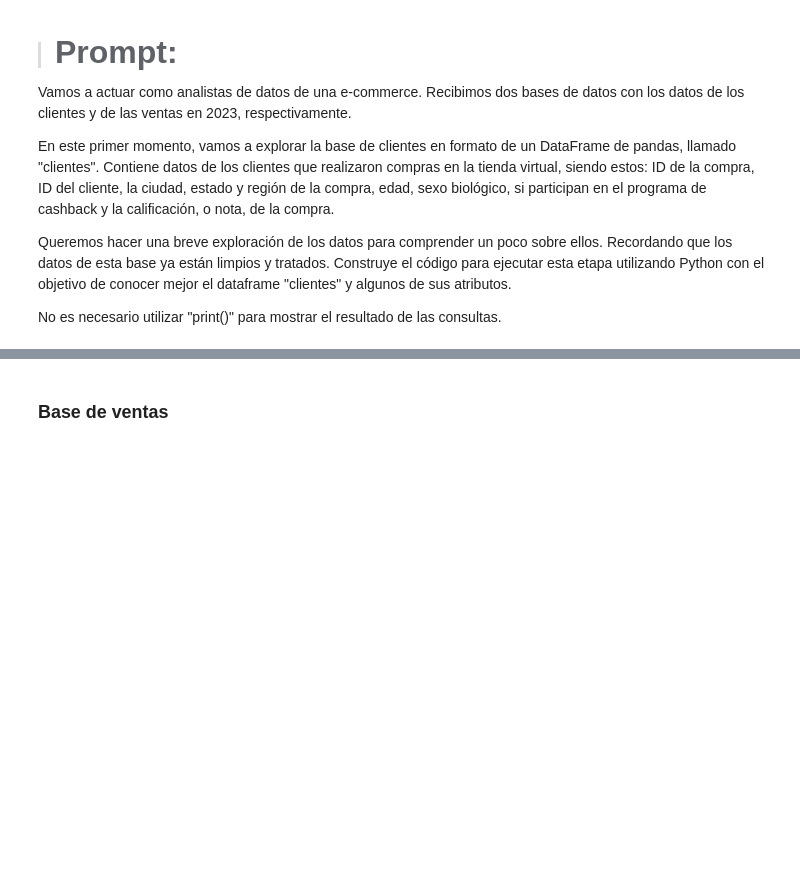
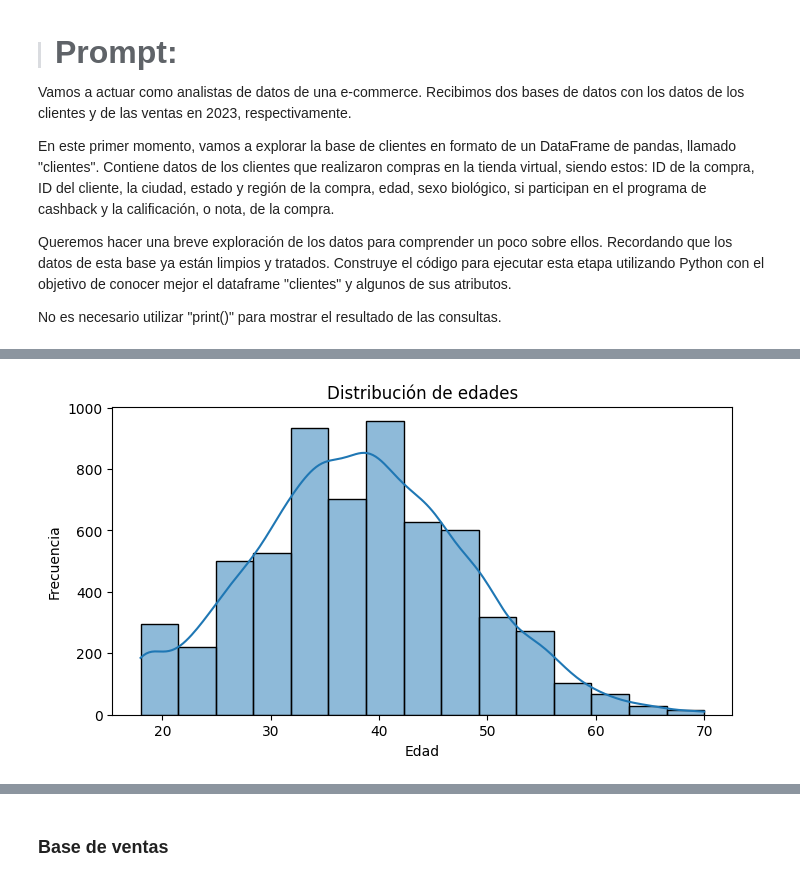
Before and after one commit to Carlos-Alberto-Antonio-G-Fuentes/ia_aplicada_a_datascience, a Jupyter notebook: ia_aplicada_a_ciencia_de_datos.ipynb, the cells around one changed output, grey strips where cells are left out. Saved outputs shown, nothing was run; the diff lists cells and outputs as text; code cells hidden in the pictures; blank space fills up the shorter version.

```diff
--- a/ia_aplicada_a_ciencia_de_datos.ipynb
+++ b/ia_aplicada_a_ciencia_de_datos.ipynb
@@ -50,0 +53,3 @@ import pandas as pd
+# %%
+clientes=pd.read_csv(url_clientes)
+ventas=pd.read_csv(url_ventas)
@@ -68,0 +286,10 @@ No es necesario utilizar "print()" para mostrar el resultado de las consultas.
+# %%
+# Distribución de edades - Histograma
+plt.figure(figsize=(8, 4))
+sns.histplot(clientes['edad'], bins=15, kde=True)
+plt.title('Distribución de edades')
+plt.xlabel('Edad')
+plt.ylabel('Frecuencia')
+plt.show()
+# %% [output]
+[figure, added]
```
Also changed, not shown: parts of 24 cells of this notebook.
